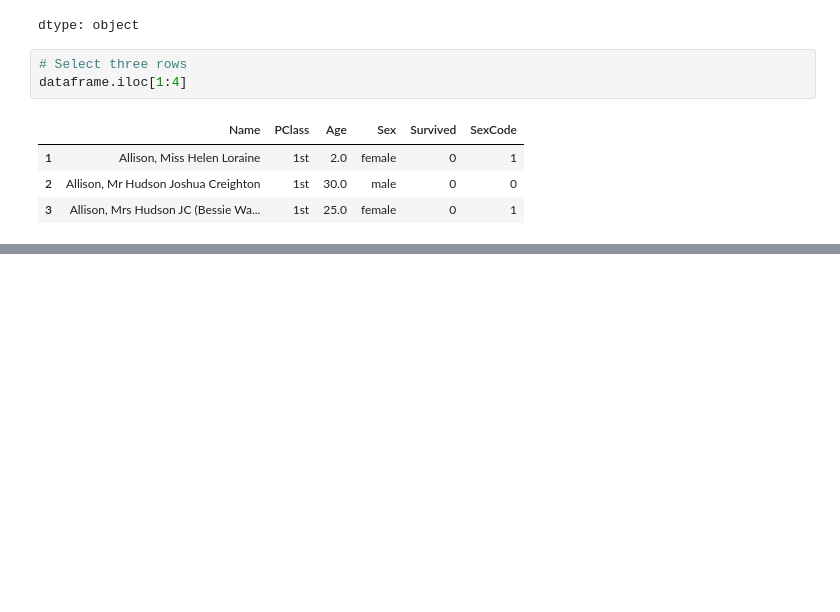
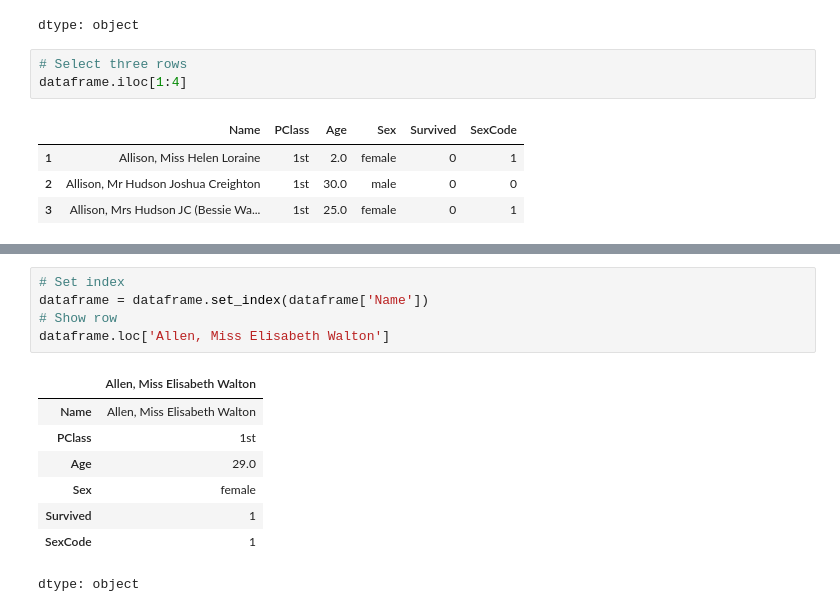
Before and after one commit to RaziehGolzari/special, a Jupyter notebook: book4_12_esfand.ipynb, the cells around one changed output, grey strips where cells are left out. Drawn from its saved outputs; the diff is of its cells as text; blank space fills up the shorter version.

```diff
--- a/book4_12_esfand.ipynb
+++ b/book4_12_esfand.ipynb
@@ -117,0 +172,14 @@ dataframe.iloc[1:4]
+# %%
+# Set index
+dataframe = dataframe.set_index(dataframe['Name'])
+# Show row
+dataframe.loc['Allen, Miss Elisabeth Walton']
+# %% [output]
+|  | Allen, Miss Elisabeth Walton |
+| Name | Allen, Miss Elisabeth Walton |
+| PClass | 1st |
+| Age | 29.0 |
+| Sex | female |
+| Survived | 1 |
+| SexCode | 1 |
+dtype: object
```
Also changed, not shown: parts of 5 cells of this notebook.
